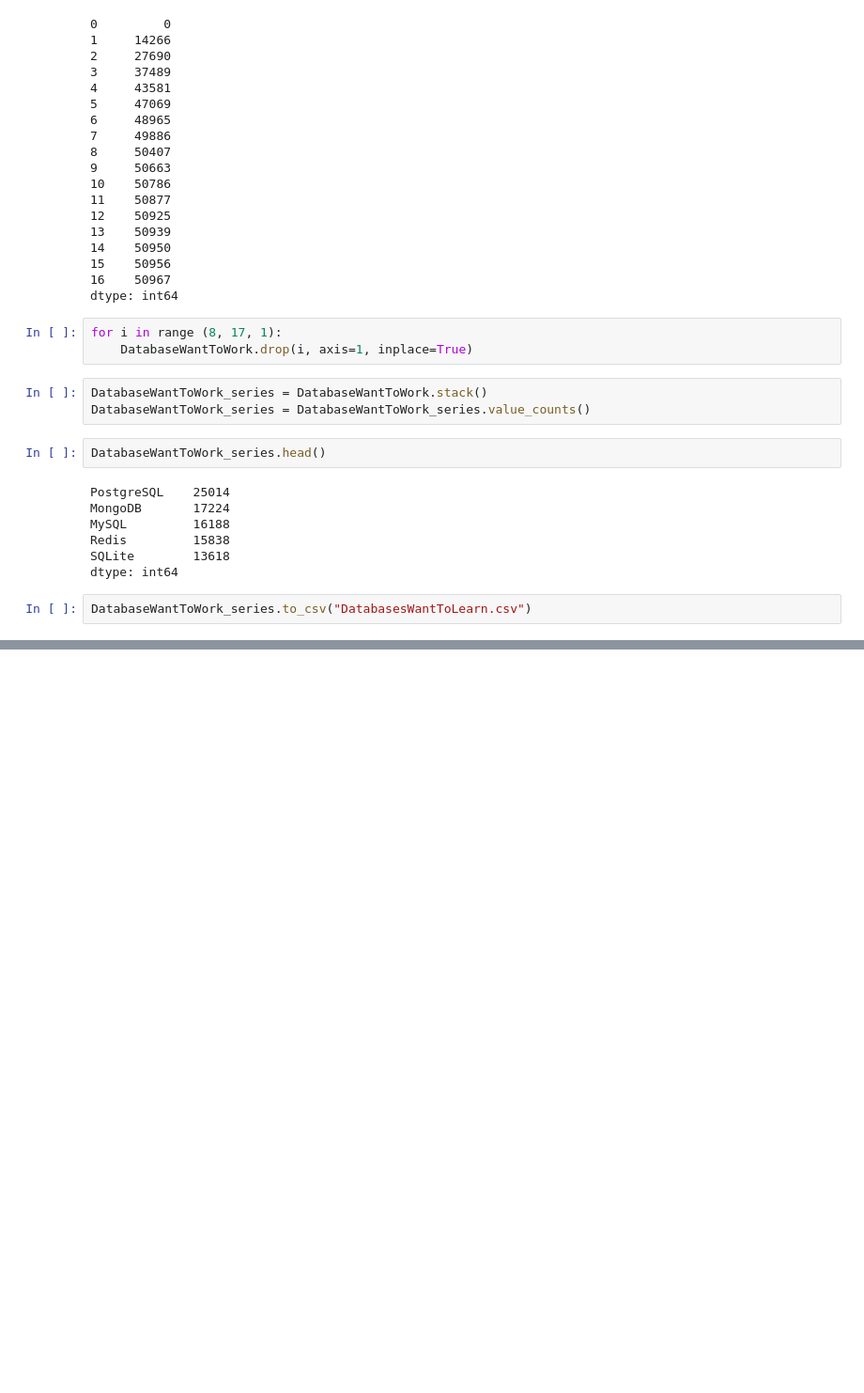
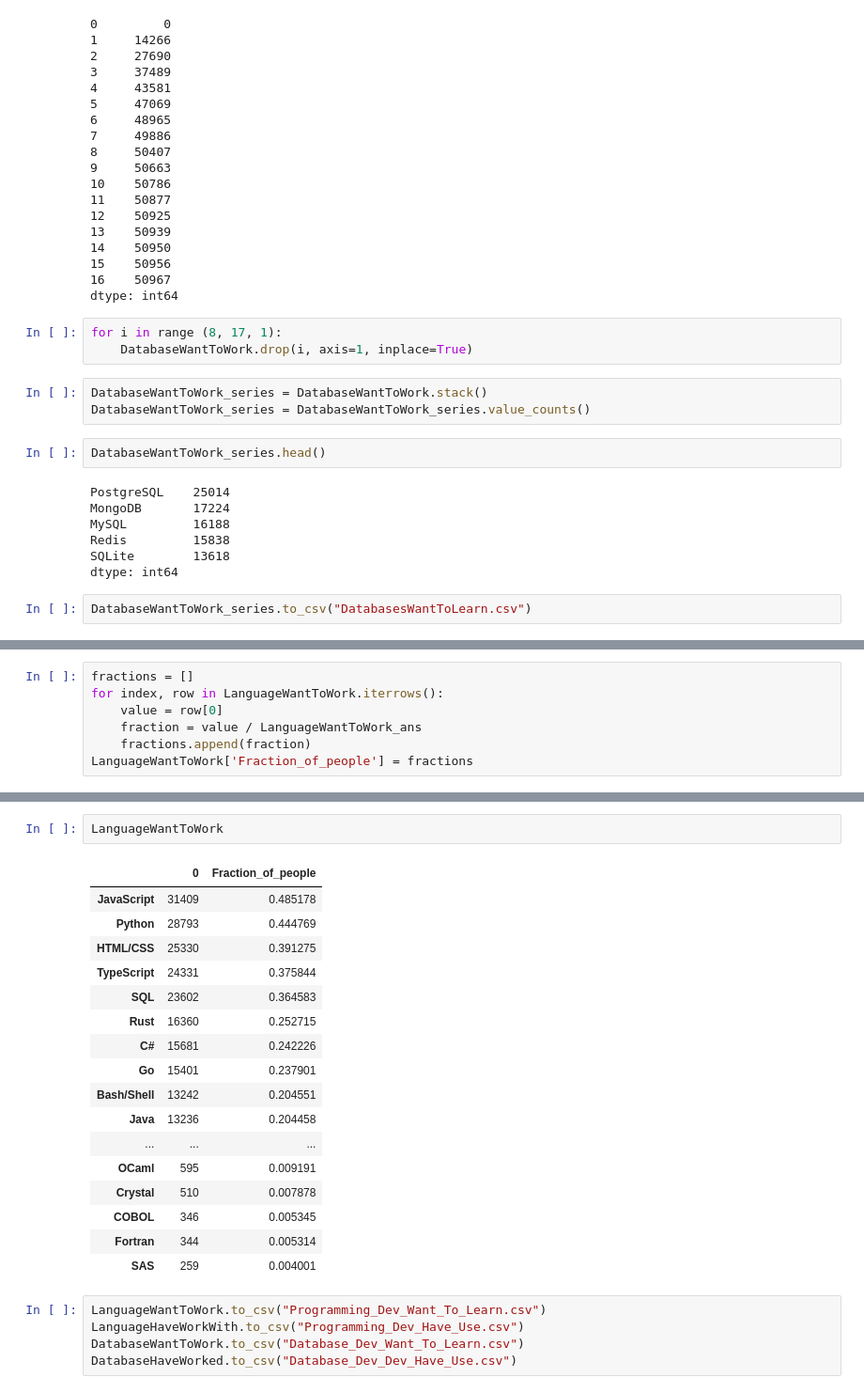
Before and after one commit to Alex-Polishchuk/Stack_overflow-data, a Jupyter notebook: survey_result_explore.ipynb, the cells around one changed output, grey strips where cells are left out. Shown at 94% size. Cells and saved outputs as stored; diff of their text form; blank space fills up the shorter version.

```diff
--- a/survey_result_explore.ipynb
+++ b/survey_result_explore.ipynb
@@ -386,0 +428,7 @@ DatabaseWantToWork_series.to_csv("DatabasesWantToLearn.csv")
+# %%
+fractions = []
+for index, row in LanguageWantToWork.iterrows():
+    value = row[0]
+    fraction = value / LanguageWantToWork_ans
+    fractions.append(fraction)
+LanguageWantToWork['Fraction_of_people'] = fractions
@@ -386,0 +449,25 @@ DatabaseWantToWork_series.to_csv("DatabasesWantToLearn.csv")
+# %%
+LanguageWantToWork
+# %% [output]
+|  | 0 | Fraction_of_people |
+| JavaScript | 31409 | 0.485178 |
+| Python | 28793 | 0.444769 |
+| HTML/CSS | 25330 | 0.391275 |
+| TypeScript | 24331 | 0.375844 |
+| SQL | 23602 | 0.364583 |
+| Rust | 16360 | 0.252715 |
+| C# | 15681 | 0.242226 |
+| Go | 15401 | 0.237901 |
+| Bash/Shell | 13242 | 0.204551 |
+| Java | 13236 | 0.204458 |
+| ... | ... | ... |
+| OCaml | 595 | 0.009191 |
+| Crystal | 510 | 0.007878 |
+| COBOL | 346 | 0.005345 |
+| Fortran | 344 | 0.005314 |
+| SAS | 259 | 0.004001 |
+# %%
+LanguageWantToWork.to_csv("Programming_Dev_Want_To_Learn.csv")
+LanguageHaveWorkWith.to_csv("Programming_Dev_Have_Use.csv")
+DatabaseWantToWork.to_csv("Database_Dev_Want_To_Learn.csv")
+DatabaseHaveWorked.to_csv("Database_Dev_Dev_Have_Use.csv")
```
Also changed, not shown: parts of 21 cells of this notebook.
